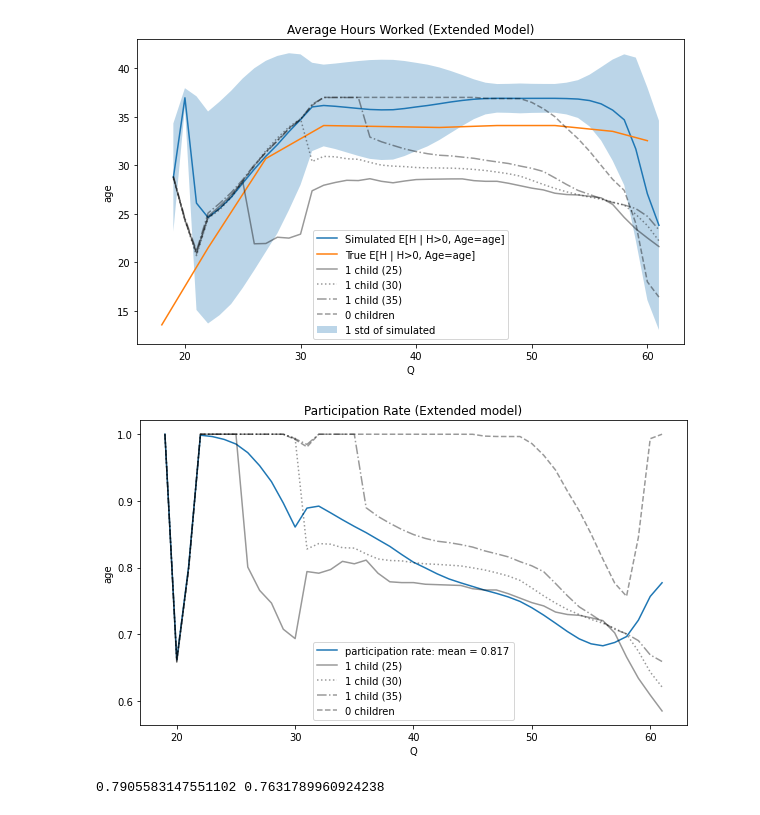
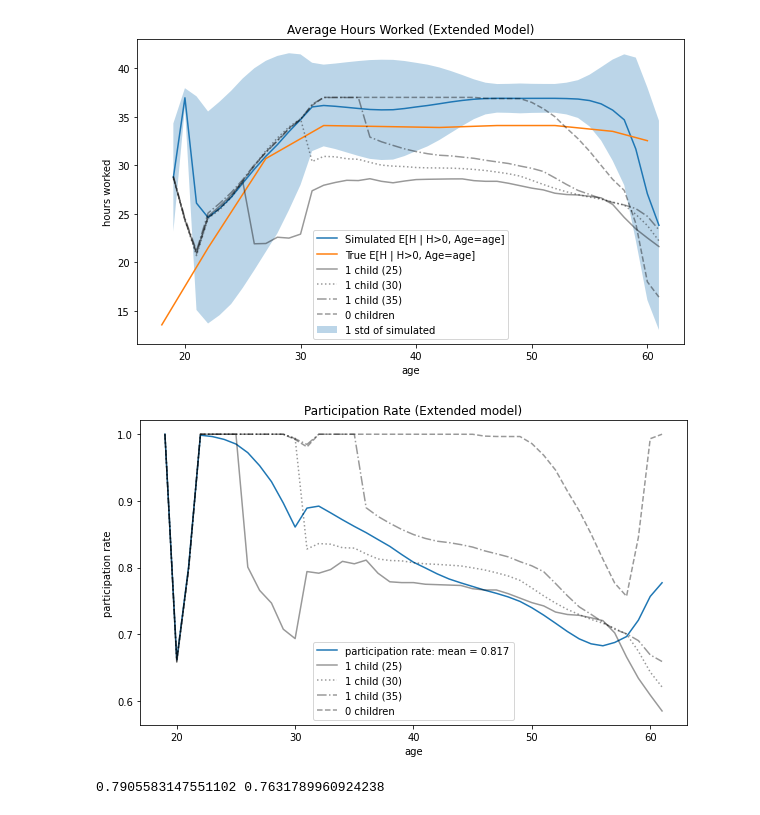
Before and after one commit to JakartaLaw/speciale, a Jupyter notebook: src/Extended Model V1 - Results.ipynb, the cells around one changed output. Drawn from its saved outputs; the diff is of its cells as text; code cells hidden in the pictures.

Commit message:
added new figures and bibtex

```diff
--- a/src/Extended Model V1 - Results.ipynb
+++ b/src/Extended Model V1 - Results.ipynb
@@ -26,35 +26,35 @@ kids0 = set(df.loc[(df['Q'] == 35) & (df['K_plus'] == 0) & (df['K_plus_20'] == 0
 # %%
 with open("..//data//women_hours_empirical", "rb") as f:
     women_hours_data = pickle.load(f)
 
 f, ax = plt.subplots(1,1, figsize=FIGSIZE_NORMAL)
 ax.set_title("Average Hours Worked (Extended Model)")
 
 standard = df.loc[df['action'] > 0].groupby('Q').mean()['action']
 std = df.loc[df['action'] > 0].groupby('Q')['action'].std()
 
 standard.plot(label='Simulated E[H | H>0, Age=age]')
 plt.fill_between(standard.index, standard -std, standard + std, alpha=0.3, label='1 std of simulated')
 plt.plot(range(18,61), women_hours_data[18:61], label='True E[H | H>0, Age=age]')
 
 y25 = df.loc[df['episode'].isin(kids25)].groupby('Q')['action'].mean()
 y25.plot(label='1 child (25)', color='black', alpha=0.4)
 y30 = df.loc[df['episode'].isin(kids30)].groupby('Q')['action'].mean()
 y30.plot(label='1 child (30)', color='black', alpha=0.4, ls='dotted')
 y35 = df.loc[df['episode'].isin(kids35)].groupby('Q')['action'].mean()
 y35.plot(label='1 child (35)', color='black', alpha=0.4, ls='-.')
 
 y0 = df.loc[df['episode'].isin(kids0)].groupby('Q')['action'].mean()
 y0.plot(label='0 children', color='black', alpha=0.4, ls='--')
 
 ax.set_ylabel('hours worked')
-ax.set_ylabel('age')
+ax.set_xlabel('age')
 
 ax.legend()
 
 f.savefig('..//figures//extended_model_average_hours')
 # %% [output]
-[figure, old version]
+[figure, new version]
 # %%
 f, ax = plt.subplots(1,1, figsize=FIGSIZE_NORMAL)
 ax.set_title("Participation Rate (Extended model)")
@@ -76,13 +76,13 @@ y0 = df.loc[df['episode'].isin(kids0)].groupby('Q')['does_work'].mean()
 y0.plot(label='0 children', color='black', alpha=0.4, ls='--')
 
 ax.set_ylabel('participation rate')
-ax.set_ylabel('age')
+ax.set_xlabel('age')
 
 ax.legend()
 
 f.savefig('..//figures//extended_model_participation_rates')
 # %% [output]
-[figure, old version]
+[figure, new version]
 # %%
 f, ax = plt.subplots(1,1, figsize=FIGSIZE)
 ax.set_title("Hours Worked")
```
Also changed, not shown: 3 other files.
